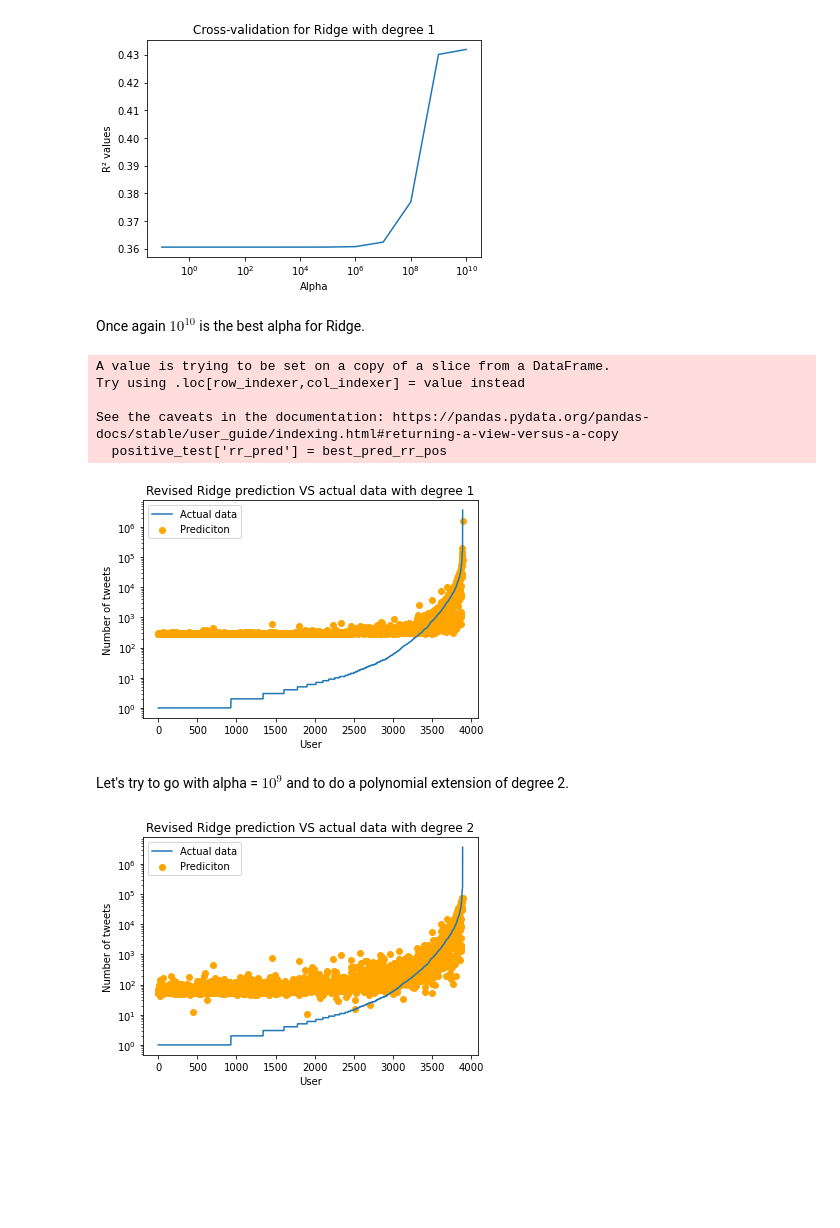
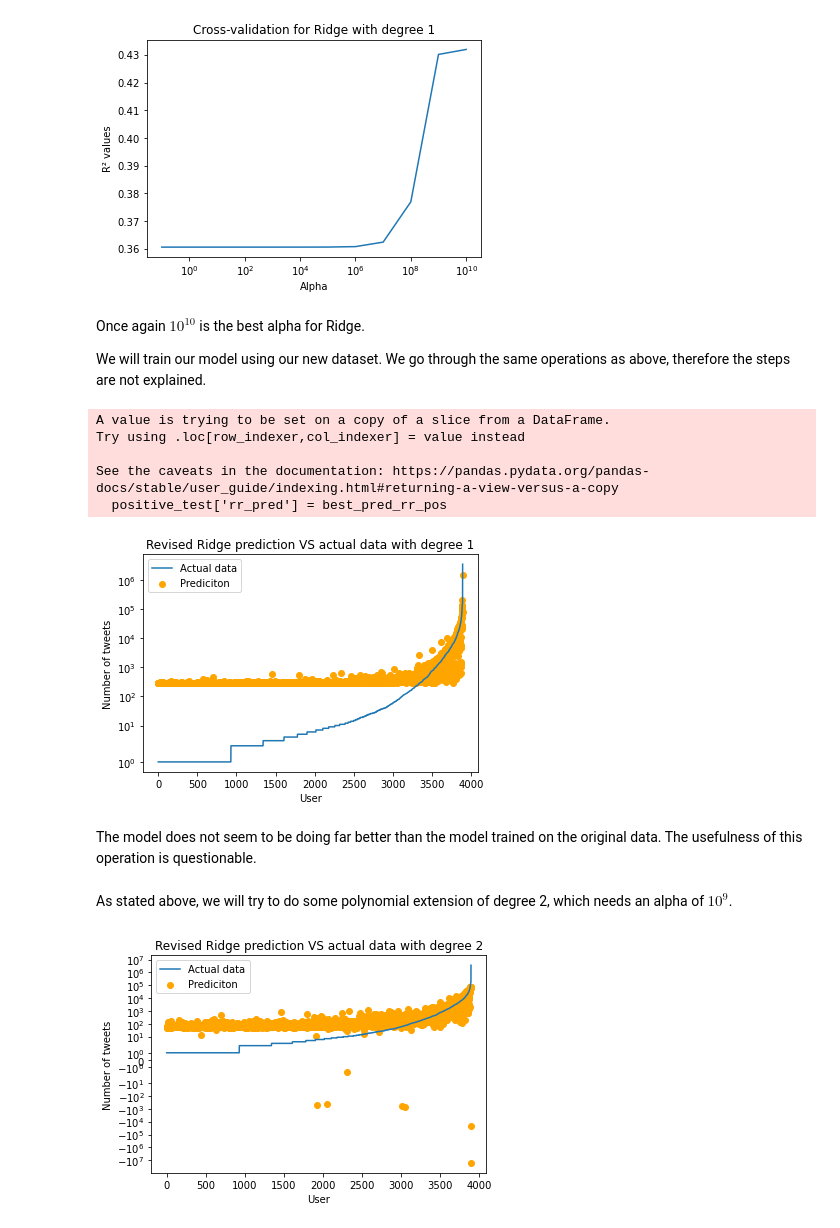
Before and after one commit to epfl-ada/ada-2020-project-milestone-p3-p3_kali, a Jupyter notebook: P4.ipynb, the cells around one changed output. Cells and saved outputs as stored; diff of their text form; code cells hidden in the pictures; blank space fills up the shorter version.

```diff
--- a/P4.ipynb
+++ b/P4.ipynb
@@ -544,6 +562,8 @@ plt.savefig('CrossValRidgePos1.png')
 [figure]
 # %% [markdown]
 Once again $10^{10}$ is the best alpha for Ridge.
+
+We will train our model using our new dataset. We go through the same operations as above, therefore the steps are not explained.
 # %%
 best_rr_pos = Ridge(alpha = 10**10)
 best_rr_pos.fit(positive_train_x, positive_train_y)
@@ -561,16 +581,18 @@ pos_pred = positive_test[['statuses_count_2020', 'rr_pred']].sort_values(by = 's
 pos_pred.set_index(np.arange(0, pos_pred.shape[0]), inplace = True)
 plt.scatter(x = pos_pred.index, y = pos_pred.rr_pred, color = 'orange', label = 'Prediciton')
 plt.plot(pos_pred.index, pos_pred.statuses_count_2020, label = 'Actual data')
-plt.yscale('log')
+plt.yscale('symlog')
 plt.xlabel('User')
 plt.ylabel('Number of tweets')
 plt.title('Revised Ridge prediction VS actual data with degree 1')
 plt.legend()
 plt.savefig('rrpred_pos.png')
 # %% [output]
-[figure, old version]
+[figure, new version]
-# %% [markdown]
-Let's try to go with alpha = $10^9$ and to do a polynomial extension of degree 2.
+# %% [markdown]
+The model does not seem to be doing far better than the model trained on the original data. The usefulness of this operation is questionable.
+# %% [markdown]
+As stated above, we will try to do some polynomial extension of degree 2, which needs an alpha of $10^9$.
 # %%
 rr_deg = Ridge(alpha = 10**9)
 poly_train = poly_build(positive_train_x, 2)
@@ -583,13 +605,13 @@ poly_test['statuses_count_2020'] = positive_test_y
 # %%
 poly_pred = poly_test[['statuses_count_2020', 'rr_pred']].sort_values(by = 'statuses_count_2020')
 poly_pred.set_index(np.arange(0, poly_pred.shape[0]), inplace = True)
 plt.scatter(x = poly_pred.index, y = poly_pred.rr_pred, color = 'orange', label = 'Prediciton')
 plt.plot(poly_pred.index, poly_pred.statuses_count_2020, label = 'Actual data')
-plt.yscale('log')
+plt.yscale('symlog')
 plt.xlabel('User')
 plt.ylabel('Number of tweets')
 plt.title('Revised Ridge prediction VS actual data with degree 2')
 plt.legend()
 plt.savefig('rrpred_pos_deg.png')
 # %% [output]
-[figure, old version]
+[figure, new version]
```
Also changed, not shown: parts of 17 cells of this notebook, 4 other files.
